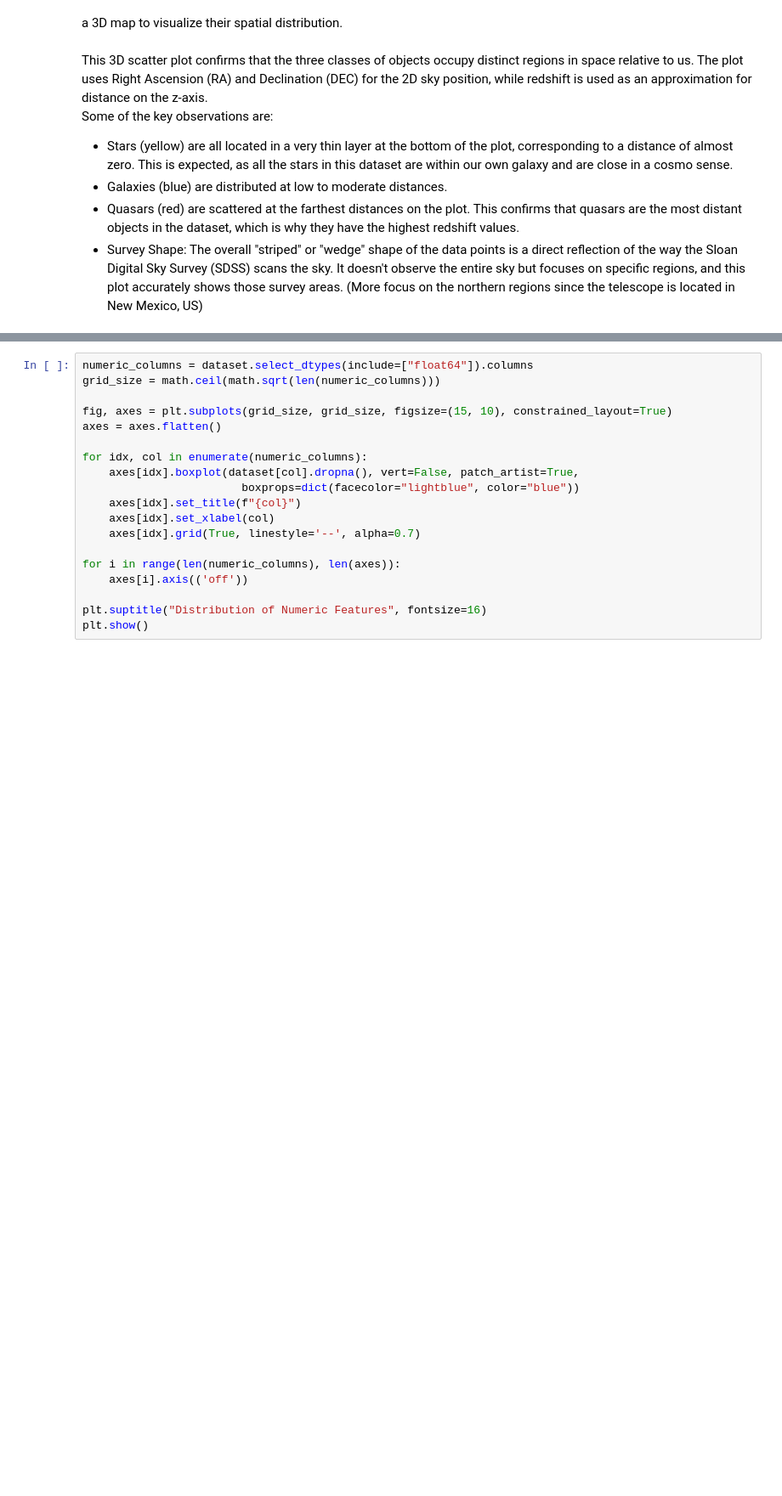
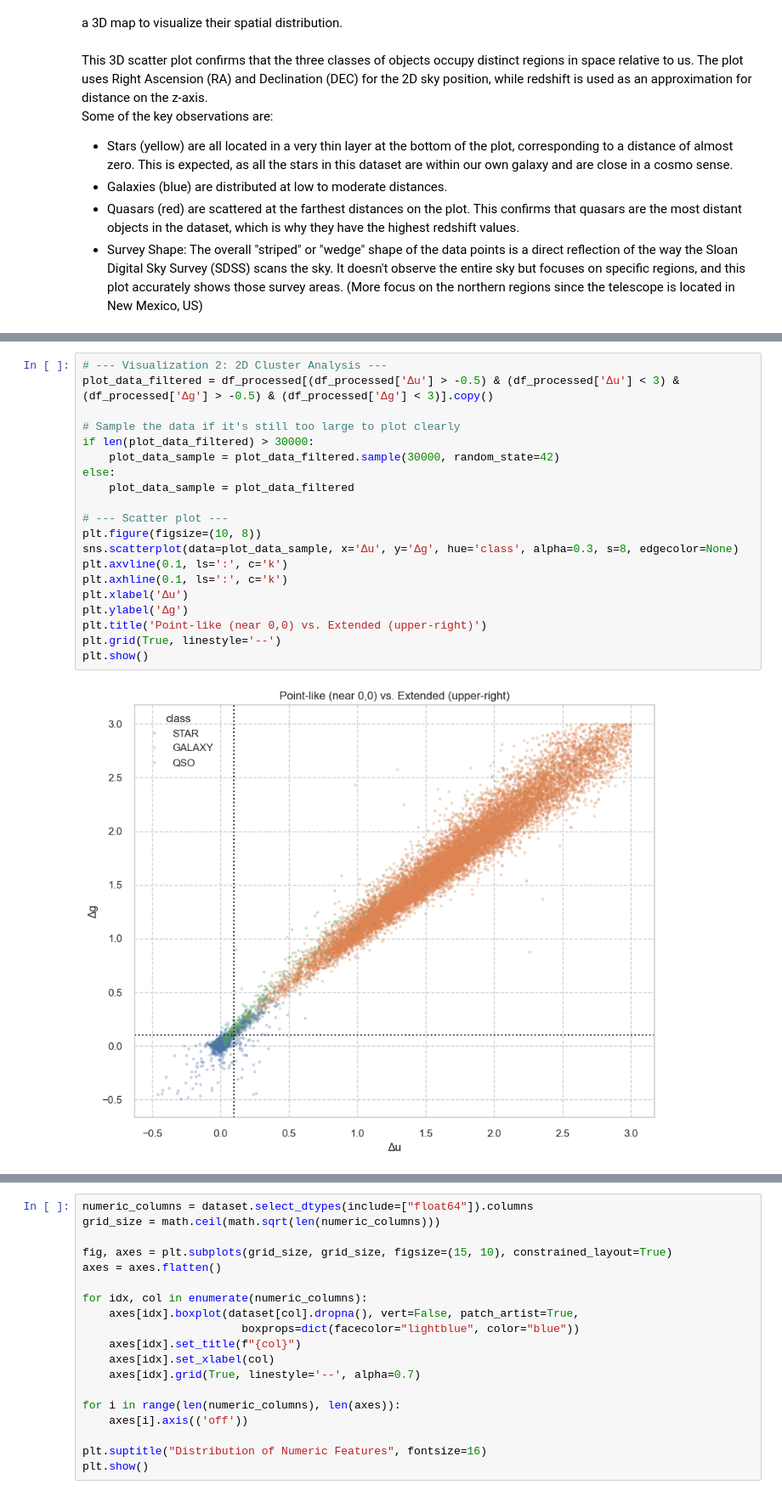
Before and after one commit to sHaiHoang/Celestia, a Jupyter notebook: project.ipynb, the cells around one changed output, grey strips where cells are left out. Shown at 85% size. Cells and saved outputs as stored; diff of their text form; blank space fills up the shorter version.

```diff
--- a/project.ipynb
+++ b/project.ipynb
@@ -224 +259,23 @@ plt.show()
+# %%
+# --- Visualization 2: 2D Cluster Analysis ---
+plot_data_filtered = df_processed[(df_processed['Δu'] > -0.5) & (df_processed['Δu'] < 3) & (df_processed['Δg'] > -0.5) & (df_processed['Δg'] < 3)].copy()
+
+# Sample the data if it's still too large to plot clearly
+if len(plot_data_filtered) > 30000:
+    plot_data_sample = plot_data_filtered.sample(30000, random_state=42)
+else:
+    plot_data_sample = plot_data_filtered
+
+# --- Scatter plot ---
+plt.figure(figsize=(10, 8))
+sns.scatterplot(data=plot_data_sample, x='Δu', y='Δg', hue='class', alpha=0.3, s=8, edgecolor=None)
+plt.axvline(0.1, ls=':', c='k')
+plt.axhline(0.1, ls=':', c='k')
+plt.xlabel('Δu')
+plt.ylabel('Δg')
+plt.title('Point-like (near 0,0) vs. Extended (upper-right)')
+plt.grid(True, linestyle='--')
+plt.show()
+# %% [output]
+[figure, added]
 # %% [markdown]
```
Also changed, not shown: parts of 15 cells of this notebook.
